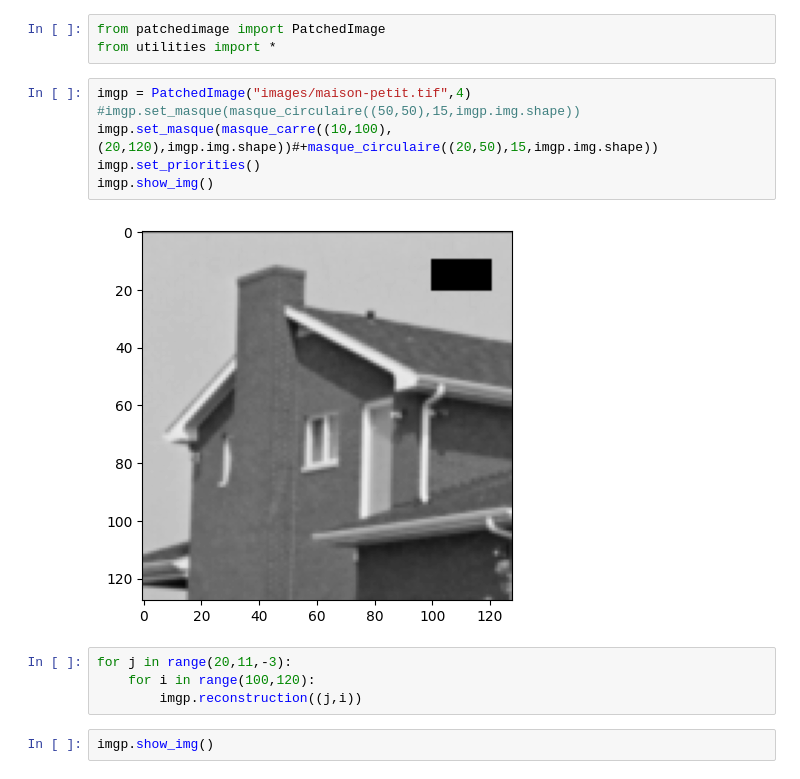
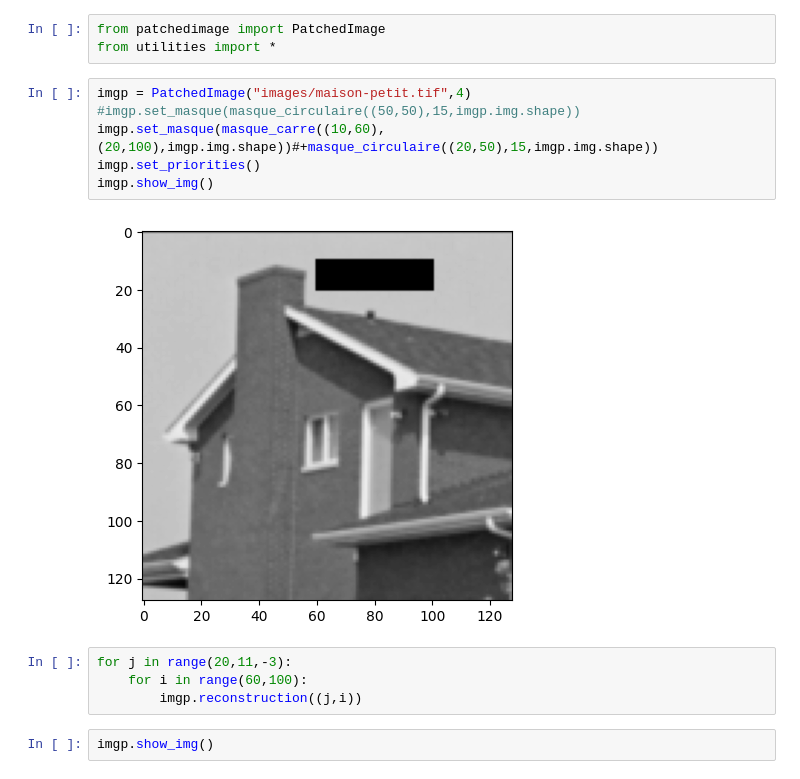
Before and after one commit to clementgilli/inpainting, a Jupyter notebook: worksheet.ipynb, the cells around one changed output. Saved outputs shown, nothing was run; the diff lists cells and outputs as text.

```diff
--- a/worksheet.ipynb
+++ b/worksheet.ipynb
@@ -4,14 +4,14 @@ from utilities import *
 # %%
 imgp = PatchedImage("images/maison-petit.tif",4)
 #imgp.set_masque(masque_circulaire((50,50),15,imgp.img.shape))
-imgp.set_masque(masque_carre((10,100),(20,120),imgp.img.shape))#+masque_circulaire((20,50),15,imgp.img.shape))
+imgp.set_masque(masque_carre((10,60),(20,100),imgp.img.shape))#+masque_circulaire((20,50),15,imgp.img.shape))
 imgp.set_priorities()
 imgp.show_img()
 # %% [output]
-[figure, old version]
+[figure, new version]
 # %%
 for j in range(20,11,-3):
-    for i in range(100,120):
+    for i in range(60,100):
         imgp.reconstruction((j,i))
 # %%
 imgp.show_img()
```
Also changed, not shown: 1 other file.
